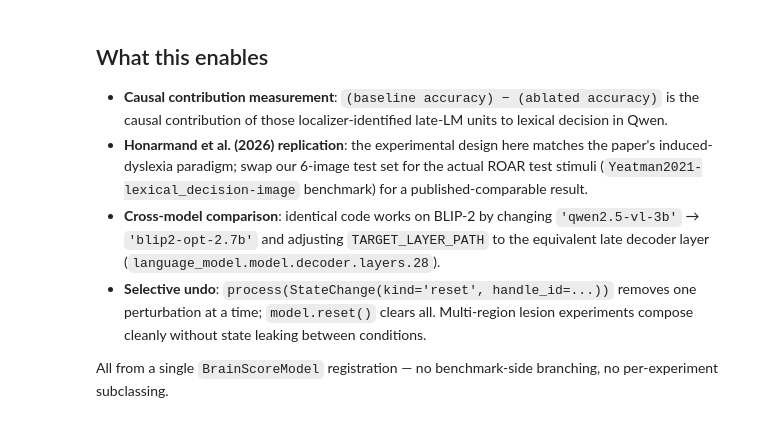
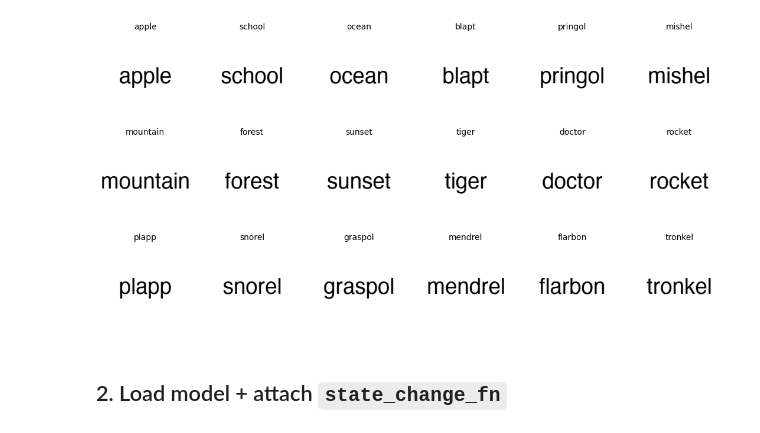
Before and after one commit to KartikP/brainscore-unified, a Jupyter notebook: notebooks/state_change.ipynb, the cells around one changed output. Cells and saved outputs as stored; diff of their text form; code cells hidden in the pictures.

```diff
--- a/notebooks/state_change.ipynb
+++ b/notebooks/state_change.ipynb
@@ -74,28 +47,0 @@ Localizer set: 12 images
-# %%
-fig, axes = plt.subplots(3, 6, figsize=(13, 6.5))
-
-# Row 0 — test set
-for i, (img, lbl) in enumerate(zip(test_imgs, test_labels)):
-    axes[0, i].imshow(img)
-    color = 'navy' if lbl.startswith('real') else 'darkred'
-    axes[0, i].set_title(lbl, fontsize=11, color=color)
-    axes[0, i].axis('off')
-axes[0, 0].set_ylabel('TEST', fontsize=12, fontweight='bold',
-                     rotation=0, ha='right', va='center')
-
-# Row 1 — localizer real
-for i, (img, w) in enumerate(zip(loc_real_imgs, LOC_REAL)):
-    axes[1, i].imshow(img); axes[1, i].axis('off')
-    axes[1, i].set_title(f'real:{w}', fontsize=10, color='navy')
-axes[1, 0].set_ylabel('LOCALIZER\nreal', fontsize=11, fontweight='bold',
-                     rotation=0, ha='right', va='center')
-
-# Row 2 — localizer pseudo
-for i, (img, w) in enumerate(zip(loc_pseudo_imgs, LOC_PSEUDO)):
-    axes[2, i].imshow(img); axes[2, i].axis('off')
-    axes[2, i].set_title(f'pseudo:{w}', fontsize=10, color='darkred')
-axes[2, 0].set_ylabel('LOCALIZER\npseudo', fontsize=11, fontweight='bold',
-                     rotation=0, ha='right', va='center')
-
-plt.tight_layout()
-plt.show()
@@ -317,9 +48,15 @@ Accuracy: baseline=1.00  ablated=0.50  restored=1.00
-# %% [markdown]
-## What this enables
-
-- **Causal contribution measurement**: `(baseline accuracy) − (ablated accuracy)` is the causal contribution of those localizer-identified late-LM units to lexical decision in Qwen.
-- **Honarmand et al. (2026) replication**: the experimental design here matches the paper's induced-dyslexia paradigm; swap our 6-image test set for the actual ROAR test stimuli (`Yeatman2021-lexical_decision-image` benchmark) for a published-comparable result.
-- **Cross-model comparison**: identical code works on BLIP-2 by changing `'qwen2.5-vl-3b'` → `'blip2-opt-2.7b'` and adjusting `TARGET_LAYER_PATH` to the equivalent late decoder layer (`language_model.model.decoder.layers.28`).
-- **Selective undo**: `process(StateChange(kind='reset', handle_id=...))` removes one perturbation at a time; `model.reset()` clears all. Multi-region lesion experiments compose cleanly without state leaking between conditions.
-
-All from a single `BrainScoreModel` registration — no benchmark-side branching, no per-experiment subclassing.
+# %%
+fig, axes = plt.subplots(3, 6, figsize=(11, 5.5))
+for ax, img, w in zip(axes[0], test_imgs, TEST_REAL + TEST_PSEUDO):
+    ax.imshow(img); ax.axis('off'); ax.set_title(w, fontsize=10)
+for ax, img, w in zip(axes[1], loc_real, LOC_REAL):
+    ax.imshow(img); ax.axis('off'); ax.set_title(w, fontsize=10)
+for ax, img, w in zip(axes[2], loc_pseudo, LOC_PSEUDO):
+    ax.imshow(img); ax.axis('off'); ax.set_title(w, fontsize=10)
+for ax, lbl in zip(axes[:, 0], ['Test', 'Localizer\n(real)', 'Localizer\n(pseudo)']):
+    ax.set_ylabel(lbl, rotation=0, ha='right', va='center', fontsize=11)
+plt.tight_layout(); plt.show()
+# %% [output]
+[figure, added]
+# %% [markdown]
+## 2. Load model + attach `state_change_fn`
```
Also changed, not shown: parts of 23 cells of this notebook.
